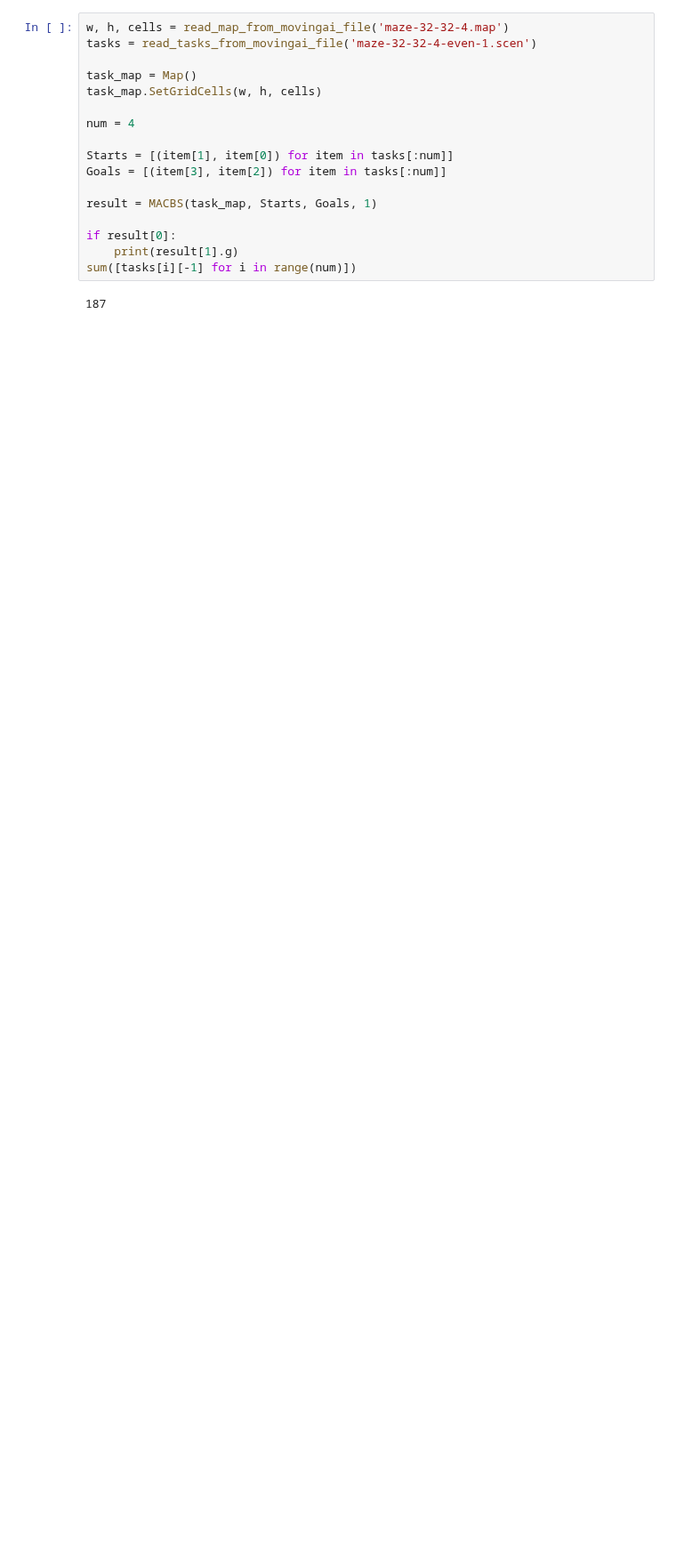
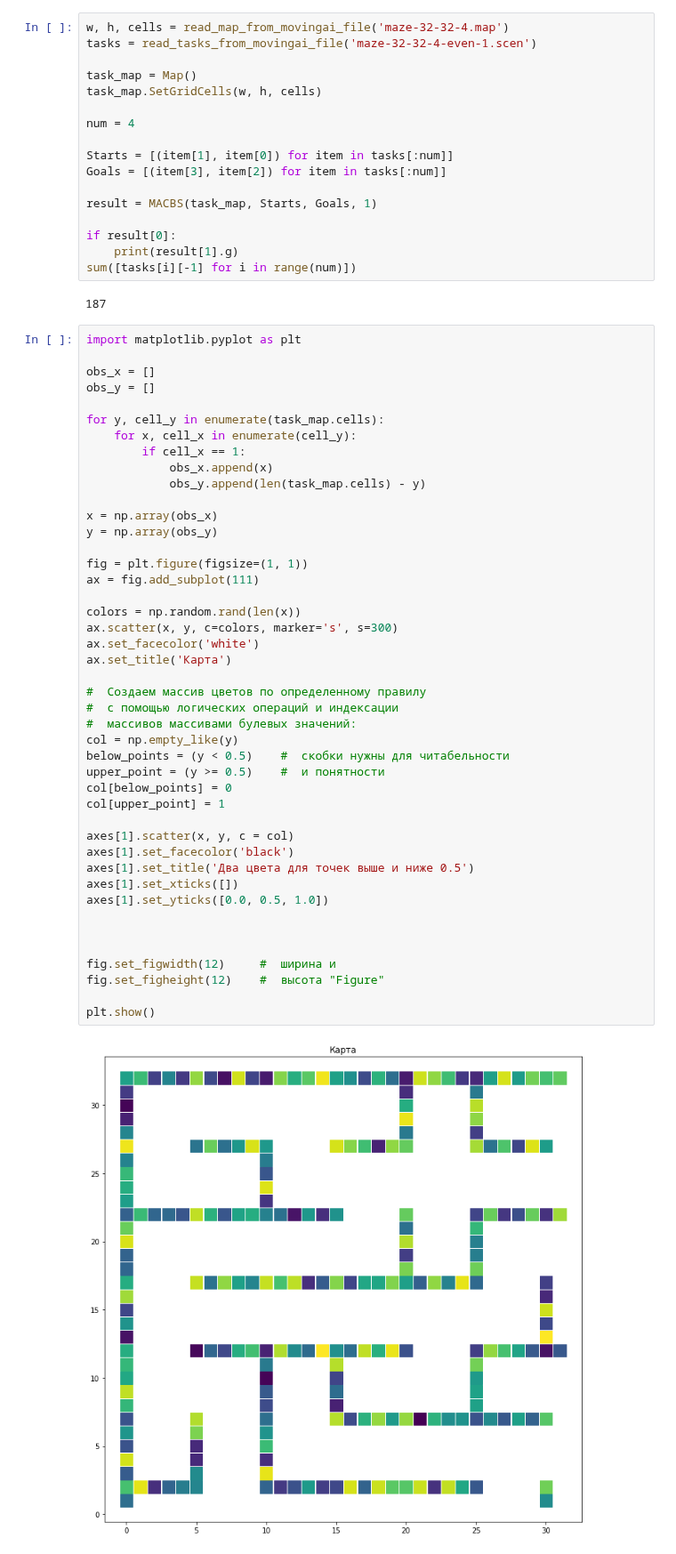
Before and after one commit to polinko13/CBS, a Jupyter notebook: CBS.ipynb, the cells around one changed output. Shown at 89% size. Drawn from its saved outputs; the diff is of its cells as text; blank space fills up the shorter version.

```diff
--- a/CBS.ipynb
+++ b/CBS.ipynb
@@ -929,3 +871,49 @@ if result[0]:
 sum([tasks[i][-1] for i in range(num)])
 # %% [output]
 187
+# %%
+import matplotlib.pyplot as plt
+
+obs_x = []
+obs_y = []
+
+for y, cell_y in enumerate(task_map.cells):
+    for x, cell_x in enumerate(cell_y):
+        if cell_x == 1:
+            obs_x.append(x)
+            obs_y.append(len(task_map.cells) - y)
+
+x = np.array(obs_x)
+y = np.array(obs_y)
+
+fig = plt.figure(figsize=(1, 1))
+ax = fig.add_subplot(111)
+
+colors = np.random.rand(len(x))
+ax.scatter(x, y, c=colors, marker='s', s=300)
+ax.set_facecolor('white')
+ax.set_title('Карта')
+
+#  Создаем массив цветов по определенному правилу
+#  с помощью логических операций и индексации
+#  массивов массивами булевых значений:
+col = np.empty_like(y)
+below_points = (y < 0.5)    #  скобки нужны для читабельности
+upper_point = (y >= 0.5)    #  и понятности
+col[below_points] = 0
+col[upper_point] = 1
+
+axes[1].scatter(x, y, c = col)
+axes[1].set_facecolor('black')
+axes[1].set_title('Два цвета для точек выше и ниже 0.5')
+axes[1].set_xticks([])
+axes[1].set_yticks([0.0, 0.5, 1.0])
+
+
+
+fig.set_figwidth(12)     #  ширина и
+fig.set_figheight(12)    #  высота "Figure"
+
+plt.show()
+# %% [output]
+[figure, added]
```
Also changed, not shown: parts of 5 cells of this notebook.
